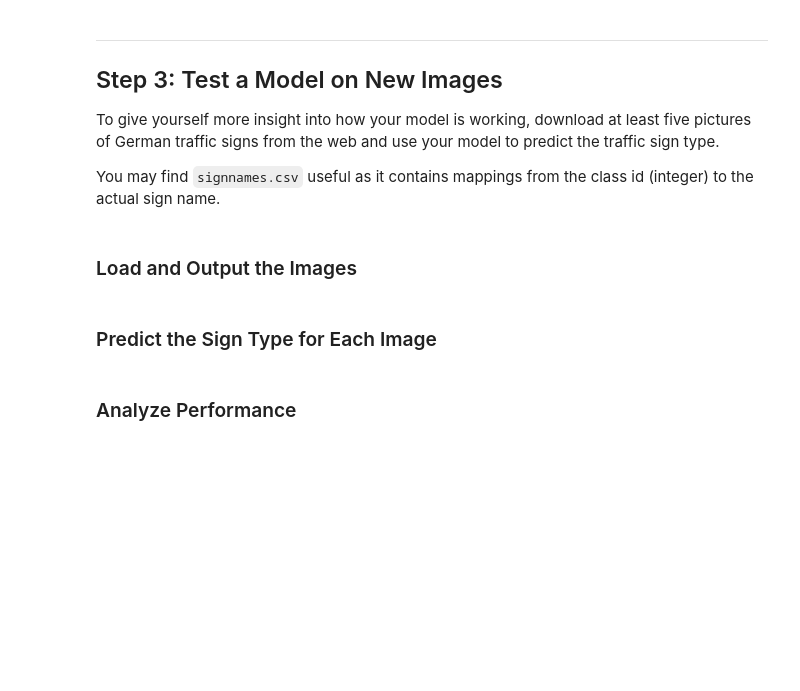
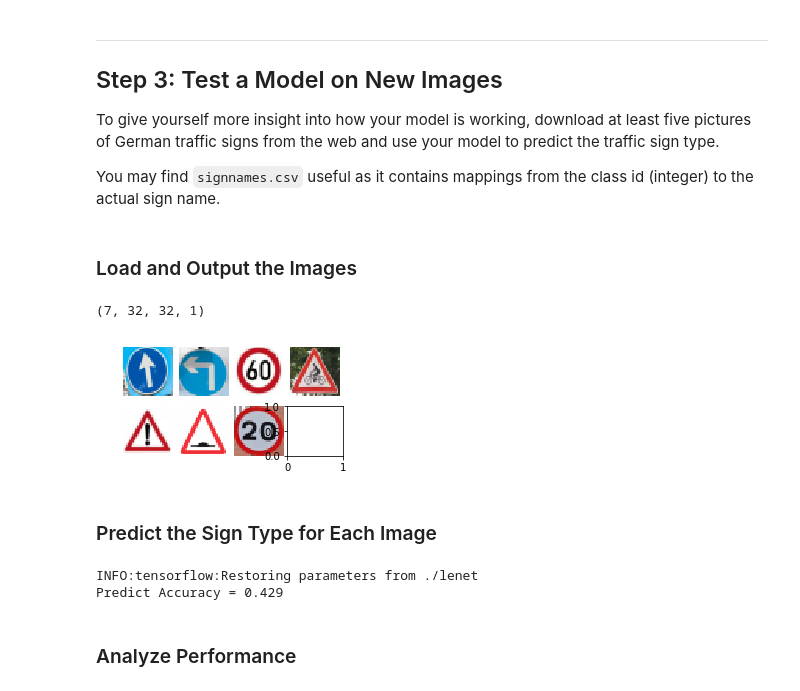
Before and after one commit to rpanday/CarND-Traffic-Sign-Classifier-Project, a Jupyter notebook: Traffic_Sign_Classifier.ipynb, the cells around one changed output. Saved outputs shown, nothing was run; the diff lists cells and outputs as text; code cells hidden in the pictures; blank space fills up the shorter version.

```diff
--- a/Traffic_Sign_Classifier.ipynb
+++ b/Traffic_Sign_Classifier.ipynb
@@ -293,7 +314,9 @@ ran
 # %% [markdown]
 #### Training pipeline
 # %%
-rate = 0.001
+EPOCHS = 150
+BATCH_SIZE = 123
+rate = 0.0001
 
 logits = LeNet(x)
 cross_entropy = tf.nn.softmax_cross_entropy_with_logits(labels=one_hot_y, logits=logits)
@@ -391,8 +433,52 @@ You may find `signnames.csv` useful as it contains mappings from the class id (i
+# %%
+### Load the images and plot them here.
+### Feel free to use as many code cells as needed.
+#reading in an image
+import glob
+import matplotlib.image as mpimg
+import numpy as np
+import matplotlib.pyplot as plt
+import cv2
+
+fig, axs = plt.subplots(2,4, figsize=(4, 2))
+fig.subplots_adjust(hspace = .2, wspace=.001)
+axs = axs.ravel()
+
+my_labels = [35,34,3,29,18,22,0]
+my_images_paths = ['./images/ahead.png', './images/ahead-left.png', './images/60.png',
+             './images/cycling.png', './images/caution.png', './images/speed_bump.png', './images/20.png']
+my_images= []
+
+for i, img in enumerate(my_images_paths):
+    image = cv2.imread(img)
+    axs[i].axis('off')
+    axs[i].imshow(cv2.cvtColor(image, cv2.COLOR_BGR2RGB))
+    my_images.append(image)
+
+my_images = np.asarray(my_images)
+
+my_images_gray = np.sum(my_images/3, axis=3)[:,:,:,np.newaxis]
+
+my_images_normalized = (my_images_gray - 128)/128
+
+print(my_images_normalized.shape)
+# %% [output]
+(7, 32, 32, 1)
+[figure, added]
 # %% [markdown]
 ### Predict the Sign Type for Each Image
 # %%
 ### Run the predictions here and use the model to output the prediction for each image.
 ### Make sure to pre-process the images with the same pre-processing pipeline used earlier.
 ### Feel free to use as many code cells as needed.
+#after checking from file signnames.csv these are the labels
+
+with tf.Session() as sess:
+    saver.restore(sess, tf.train.latest_checkpoint('.'))
+    test_accuracy = evaluate(my_images_normalized, my_labels)
+    print("Predict Accuracy = {:.3f}".format(test_accuracy))
+# %% [output]
+INFO:tensorflow:Restoring parameters from ./lenet
+Predict Accuracy = 0.429
 # %% [markdown]
 ### Analyze Performance
```
Also changed, not shown: parts of 18 cells of this notebook, 10 other files.
